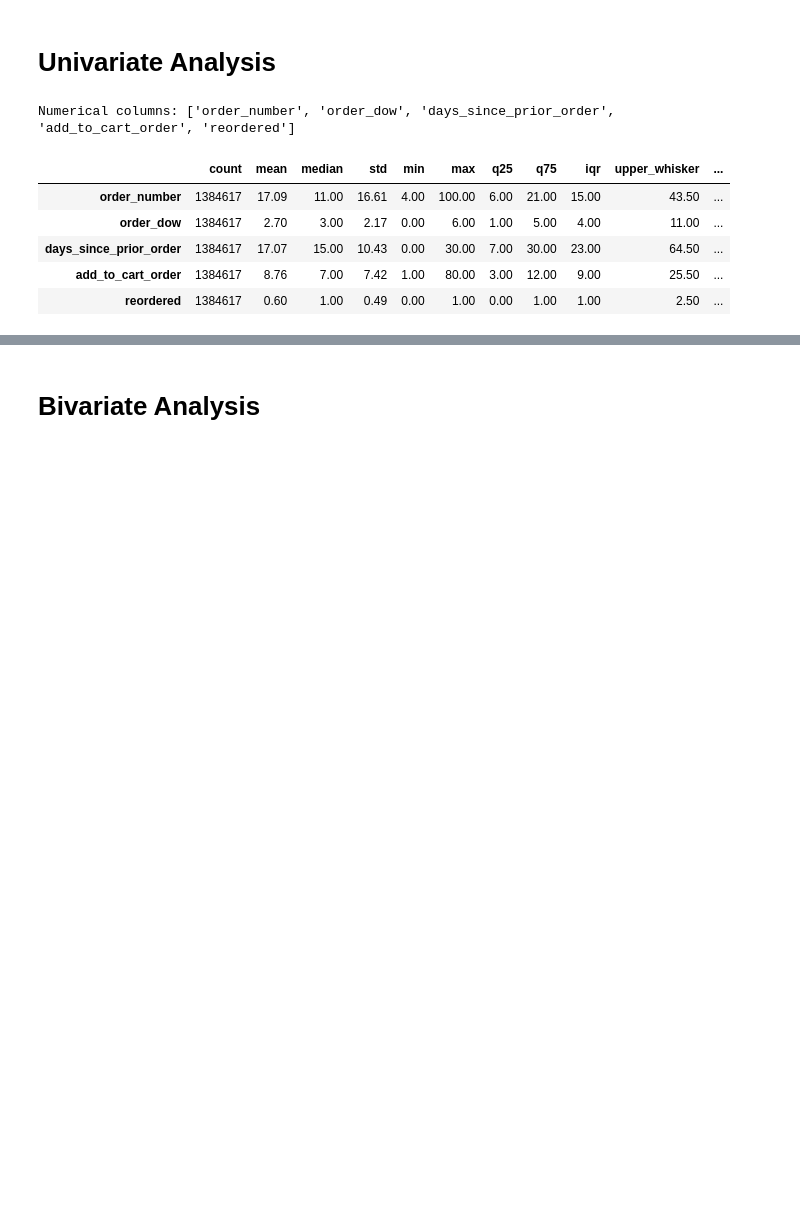
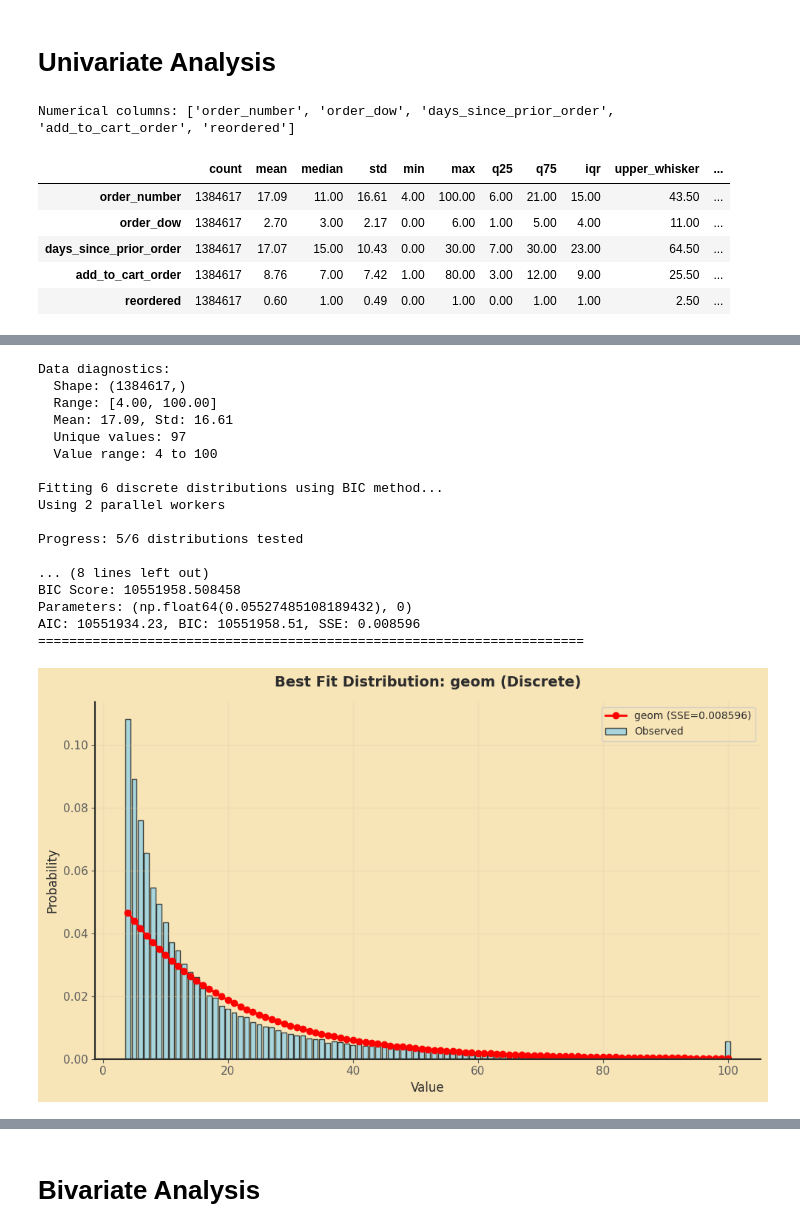
Before and after one commit to masterofray/cooprec_ml-analytics, a Jupyter notebook: notebooks/RC03_InstaCart_Analysis.ipynb, the cells around one changed output, grey strips where cells are left out. Saved outputs shown, nothing was run; the diff lists cells and outputs as text; code cells hidden in the pictures; blank space fills up the shorter version.

```diff
--- a/notebooks/RC03_InstaCart_Analysis.ipynb
+++ b/notebooks/RC03_InstaCart_Analysis.ipynb
@@ -906,0 +1126,21 @@ Index: []
+# %%
+best_auto = fit_distribution(DataFit, method='bic', dist_type='auto')
+# %% [output]
+Data diagnostics:
+  Shape: (1384617,)
+  Range: [4.00, 100.00]
+  Mean: 17.09, Std: 16.61
+  Unique values: 97
+  Value range: 4 to 100
+
+Fitting 6 discrete distributions using BIC method...
+Using 2 parallel workers
+
+Progress: 5/6 distributions tested
+
+... (8 lines left out)
+BIC Score: 10551958.508458
+Parameters: (np.float64(0.05527485108189432), 0)
+AIC: 10551934.23, BIC: 10551958.51, SSE: 0.008596
+======================================================================
+[figure, added]
```
Also changed, not shown: parts of 45 cells of this notebook, 7 other files.
